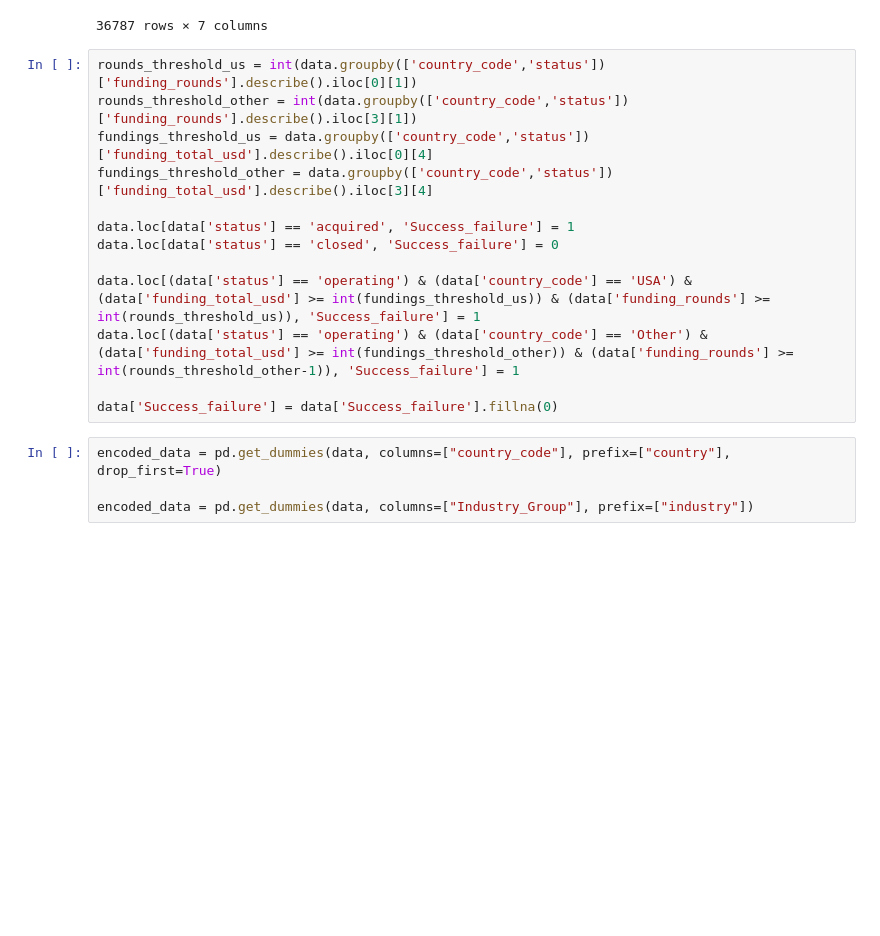
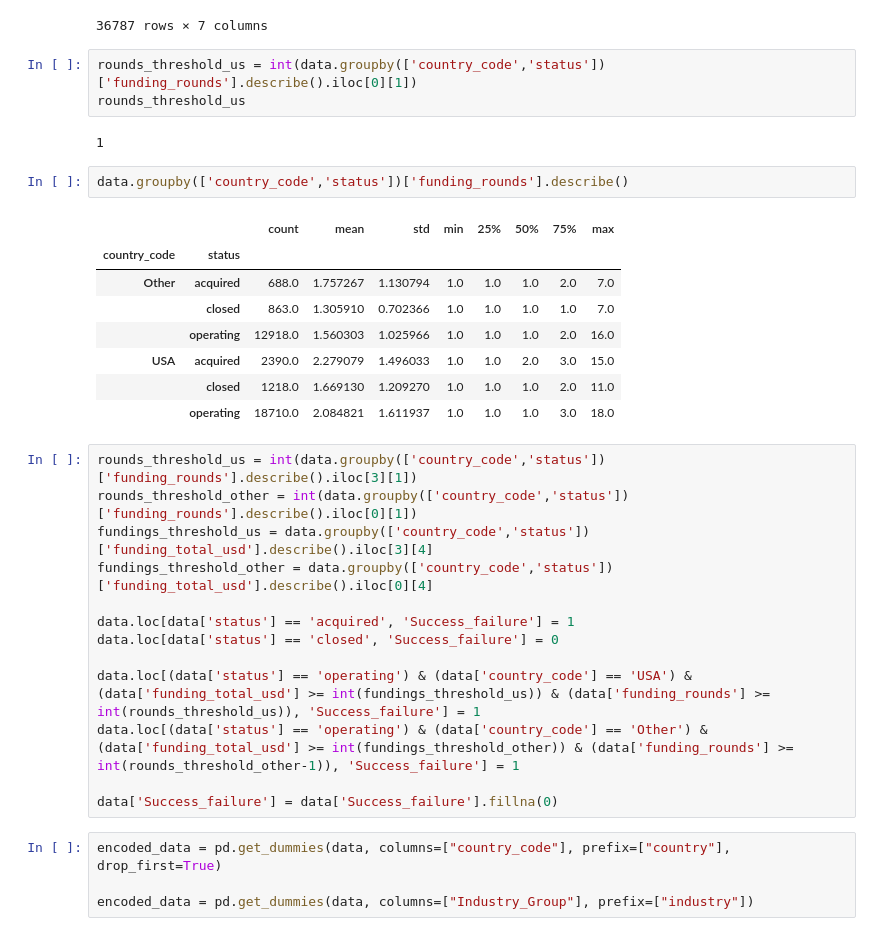
Before and after one commit to aamruth/triumph-venture, a Jupyter notebook: notebooks/Doubles_extras_elim_tim_yan.ipynb, the cells around one changed output. Cells and saved outputs as stored; diff of their text form; blank space fills up the shorter version.

```diff
--- a/notebooks/Doubles_extras_elim_tim_yan.ipynb
+++ b/notebooks/Doubles_extras_elim_tim_yan.ipynb
@@ -422,11 +422,27 @@ data
 | 36785 | 9300000 | operating | Other | 1 | Gaming | 0 | ... |
 | 36786 | 45000000 | operating | USA | 4 | Software | 1768 | ... |
 36787 rows × 7 columns
+# %%
+rounds_threshold_us = int(data.groupby(['country_code','status'])['funding_rounds'].describe().iloc[0][1])
+rounds_threshold_us
+# %% [output]
+1
+# %%
+data.groupby(['country_code','status'])['funding_rounds'].describe()
+# %% [output]
+|  |  | count | mean | std | min | 25% | 50% | 75% | max |
+| country_code | status |  |  |  |  |  |  |  |  |
+| Other | acquired | 688.0 | 1.757267 | 1.130794 | 1.0 | 1.0 | 1.0 | 2.0 | 7.0 |
+|  | closed | 863.0 | 1.305910 | 0.702366 | 1.0 | 1.0 | 1.0 | 1.0 | 7.0 |
+|  | operating | 12918.0 | 1.560303 | 1.025966 | 1.0 | 1.0 | 1.0 | 2.0 | 16.0 |
+| USA | acquired | 2390.0 | 2.279079 | 1.496033 | 1.0 | 1.0 | 2.0 | 3.0 | 15.0 |
+|  | closed | 1218.0 | 1.669130 | 1.209270 | 1.0 | 1.0 | 1.0 | 2.0 | 11.0 |
+|  | operating | 18710.0 | 2.084821 | 1.611937 | 1.0 | 1.0 | 1.0 | 3.0 | 18.0 |
 # %%
-rounds_threshold_us = int(data.groupby(['country_code','status'])['funding_rounds'].describe().iloc[0][1])
-rounds_threshold_other = int(data.groupby(['country_code','status'])['funding_rounds'].describe().iloc[3][1])
-fundings_threshold_us = data.groupby(['country_code','status'])['funding_total_usd'].describe().iloc[0][4]
-fundings_threshold_other = data.groupby(['country_code','status'])['funding_total_usd'].describe().iloc[3][4]
+rounds_threshold_us = int(data.groupby(['country_code','status'])['funding_rounds'].describe().iloc[3][1])
+rounds_threshold_other = int(data.groupby(['country_code','status'])['funding_rounds'].describe().iloc[0][1])
+fundings_threshold_us = data.groupby(['country_code','status'])['funding_total_usd'].describe().iloc[3][4]
+fundings_threshold_other = data.groupby(['country_code','status'])['funding_total_usd'].describe().iloc[0][4]
 
 data.loc[data['status'] == 'acquired', 'Success_failure'] = 1
 data.loc[data['status'] == 'closed', 'Success_failure'] = 0
```
Also changed, not shown: parts of 2 cells of this notebook.
